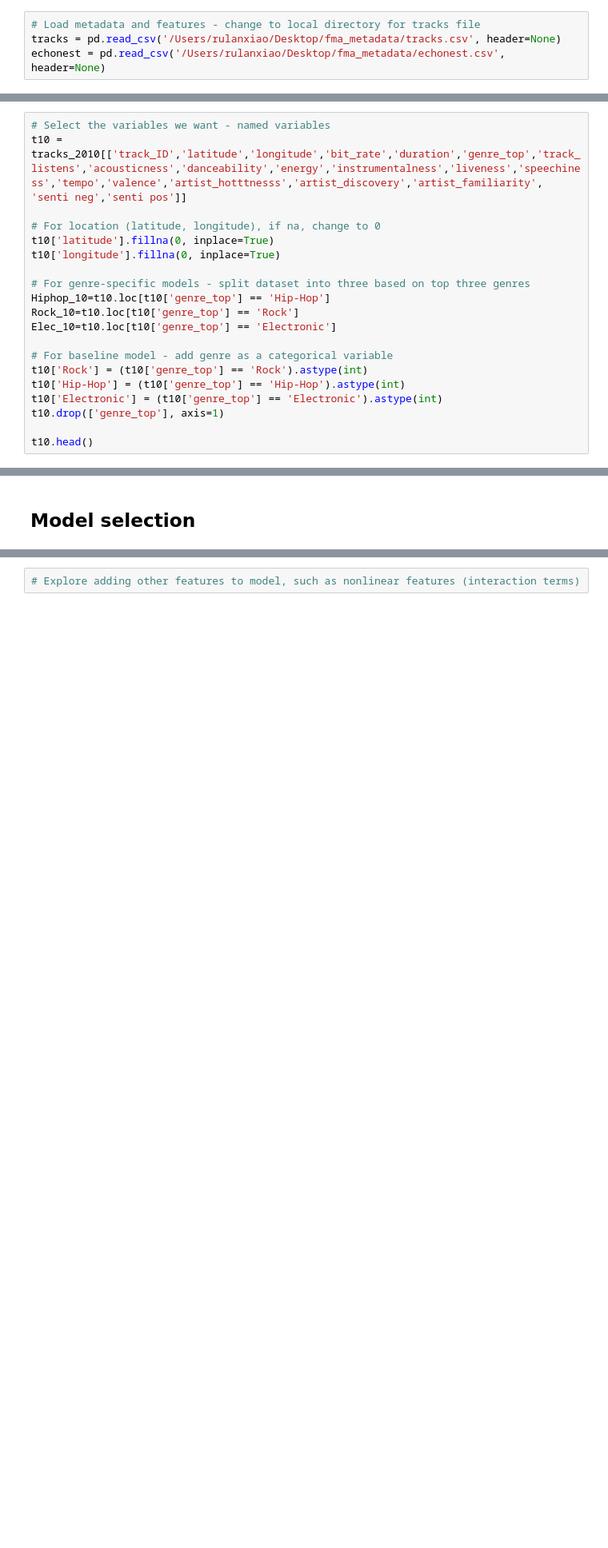
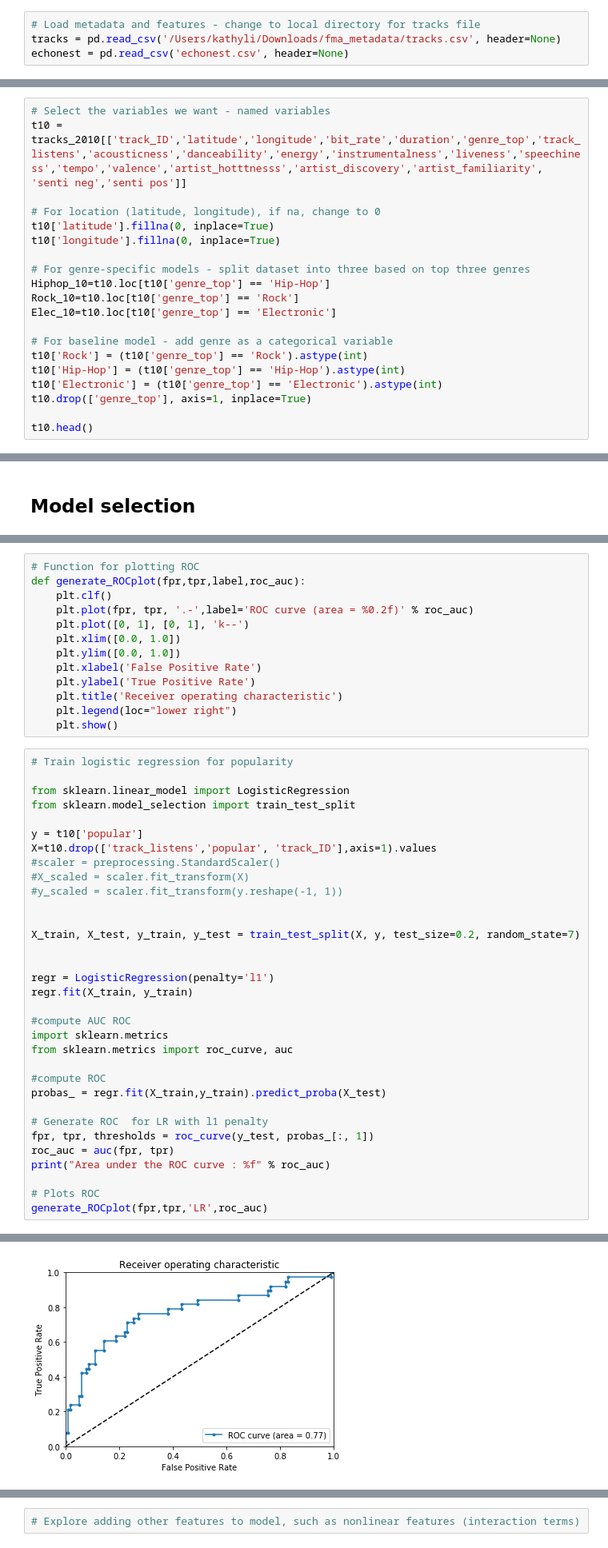
Before and after one commit to kathyyli/DS_project, a Jupyter notebook: DS project v2.ipynb, the cells around one changed output, grey strips where cells are left out. Shown: that part at 80% size. Saved outputs shown, nothing was run; the diff lists cells and outputs as text; blank space fills up the shorter version.

Commit message:
kathy update - classification model

```diff
--- a/DS project v2.ipynb
+++ b/DS project v2.ipynb
@@ -13,8 +13,8 @@ from pandas.plotting import scatter_matrix
 #import librosa.display
 # %%
 # Load metadata and features - change to local directory for tracks file
-tracks = pd.read_csv('/Users/rulanxiao/Desktop/fma_metadata/tracks.csv', header=None)
-echonest = pd.read_csv('/Users/rulanxiao/Desktop/fma_metadata/echonest.csv', header=None)
+tracks = pd.read_csv('/Users/kathyli/Downloads/fma_metadata/tracks.csv', header=None)
+echonest = pd.read_csv('echonest.csv', header=None)
 # %%
 # Change column names from "track.1", ... to named columns
 header = tracks.iloc[1]
@@ -142,6 +164,6 @@ Elec_10=t10.loc[t10['genre_top'] == 'Electronic']
 t10['Rock'] = (t10['genre_top'] == 'Rock').astype(int)
 t10['Hip-Hop'] = (t10['genre_top'] == 'Hip-Hop').astype(int)
 t10['Electronic'] = (t10['genre_top'] == 'Electronic').astype(int)
-t10.drop(['genre_top'], axis=1)
+t10.drop(['genre_top'], axis=1, inplace=True)
 
 t10.head()
@@ -375,0 +413,47 @@ print(importances)
+# %%
+# Function for plotting ROC
+def generate_ROCplot(fpr,tpr,label,roc_auc):
+    plt.clf()
+    plt.plot(fpr, tpr, '.-',label='ROC curve (area = %0.2f)' % roc_auc)
+    plt.plot([0, 1], [0, 1], 'k--')
+    plt.xlim([0.0, 1.0])
+    plt.ylim([0.0, 1.0])
+    plt.xlabel('False Positive Rate')
+    plt.ylabel('True Positive Rate')
+    plt.title('Receiver operating characteristic')
+    plt.legend(loc="lower right")
+    plt.show()
+# %%
+# Train logistic regression for popularity
+
+from sklearn.linear_model import LogisticRegression
+from sklearn.model_selection import train_test_split
+
+y = t10['popular']
+X=t10.drop(['track_listens','popular', 'track_ID'],axis=1).values
+#scaler = preprocessing.StandardScaler()
+#X_scaled = scaler.fit_transform(X)
+#y_scaled = scaler.fit_transform(y.reshape(-1, 1))
+
+
+X_train, X_test, y_train, y_test = train_test_split(X, y, test_size=0.2, random_state=7)
+
+
+regr = LogisticRegression(penalty='l1')
+regr.fit(X_train, y_train)
+
+#compute AUC ROC
+import sklearn.metrics
+from sklearn.metrics import roc_curve, auc
+
+#compute ROC
+probas_ = regr.fit(X_train,y_train).predict_proba(X_test)
+
+# Generate ROC  for LR with l1 penalty
+fpr, tpr, thresholds = roc_curve(y_test, probas_[:, 1])
+roc_auc = auc(fpr, tpr)
+print("Area under the ROC curve : %f" % roc_auc)
+
+# Plots ROC
+generate_ROCplot(fpr,tpr,'LR',roc_auc)
+# %% [output]
@@ -375,0 +461 @@ print(importances)
+[figure, added]
```
Also changed, not shown: parts of 15 cells of this notebook.
